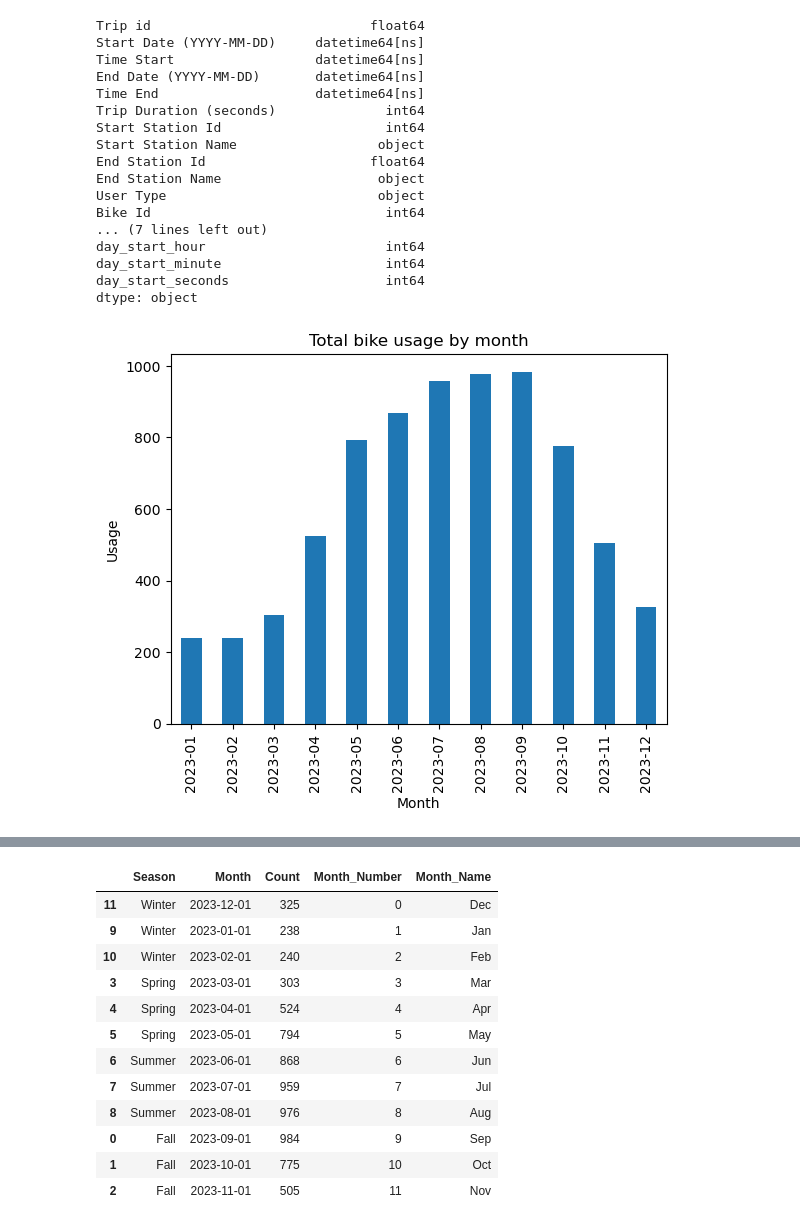
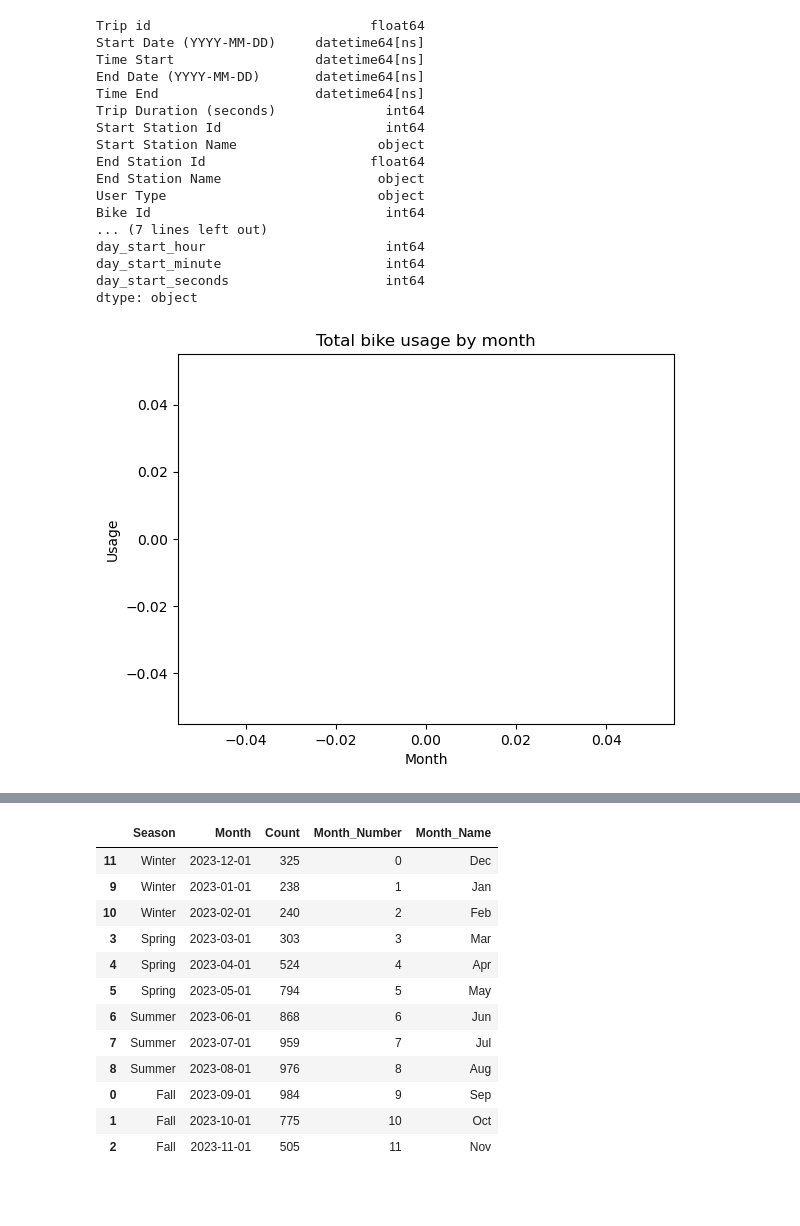
Before and after one commit to ConstCorrectness/toronto-bikeshare-2024, a Jupyter notebook: main.ipynb, the cells around one changed output, grey strips where cells are left out. Saved outputs shown, nothing was run; the diff lists cells and outputs as text; code cells hidden in the pictures; blank space fills up the shorter version.

```diff
--- a/main.ipynb
+++ b/main.ipynb
@@ -541,22 +541,33 @@ day_start_hour                       int64
 day_start_minute                     int64
 day_start_seconds                    int64
 dtype: object
+# %%
+
+fig4 = sample_df['Trip Duration (seconds)'].count()
+plt.plot(kind='bar' )
+
+plt.xlabel('Month')
+plt.ylabel('Usage')
+plt.title('Total bike usage by month')
+plt.savefig('images/fig4.png', bbox_inches='tight')
+
+plt.show()
+# %% [output]
+[figure, added]
 # %%
 
-fig4 = sample_df.groupby('Month')['Month'].count()
-fig4.plot(kind='bar' )
+# fig4 = sample_df.groupby('Month')['Month'].count()
+# fig4.plot(kind='bar' )
 
-plt.xlabel('Month')
-plt.ylabel('Usage')
-plt.title('Total bike usage by month')
-plt.savefig('images/fig4.png', bbox_inches='tight')
+# plt.xlabel('Month')
+# plt.ylabel('Usage')
+# plt.title('Total bike usage by month')
+# plt.savefig('images/fig4.png', bbox_inches='tight')
 
-plt.show()
+# plt.show()
 
 
 #print(sample_df.groupby('Month')['day_start_hour'].describe())  # Get min/max/mean
-# %% [output]
-[figure, removed]
 # %%
 sample_df['Month'] = pd.to_datetime(sample_df['Month'], format='%Y-%m')
 # %%
```
Also changed, not shown: 4 other files.
